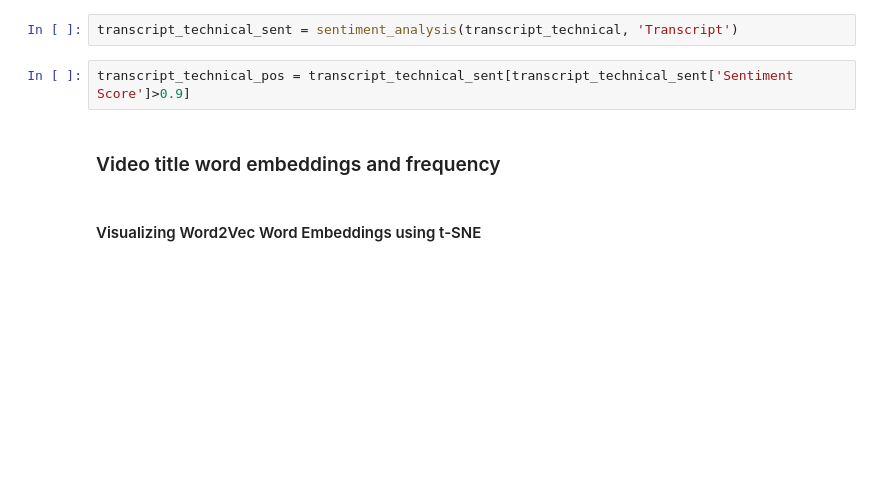
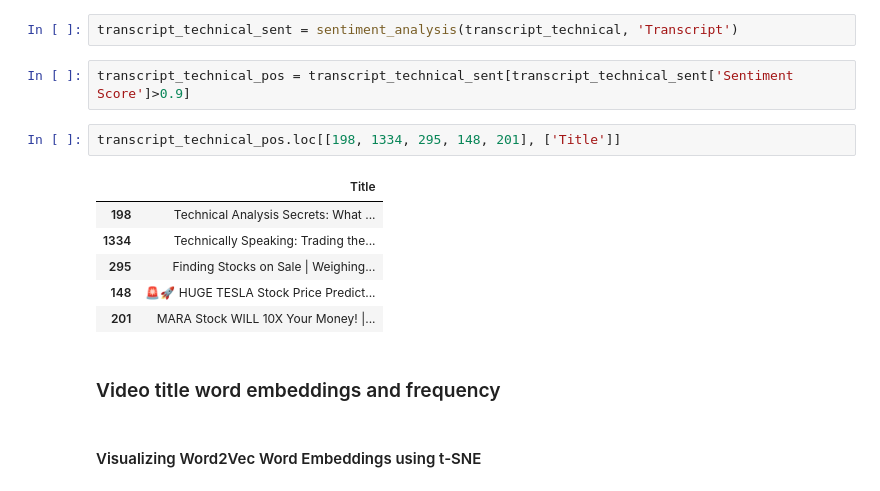
Before and after one commit to mkschoi/project5_youtube_recommender, a Jupyter notebook: Code/word_embed_freq_sentiment.ipynb, the cells around one changed output. Cells and saved outputs as stored; diff of their text form; blank space fills up the shorter version.

```diff
--- a/Code/word_embed_freq_sentiment.ipynb
+++ b/Code/word_embed_freq_sentiment.ipynb
@@ -264,6 +268,15 @@ transcript_technical = bad_videos(df_videos_cleaned_v8, bad_videos_1).drop([605,
 transcript_technical_sent = sentiment_analysis(transcript_technical, 'Transcript')
 # %%
 transcript_technical_pos = transcript_technical_sent[transcript_technical_sent['Sentiment Score']>0.9]
+# %%
+transcript_technical_pos.loc[[198, 1334, 295, 148, 201], ['Title']]
+# %% [output]
+|  | Title |
+| 198 | Technical Analysis Secrets: What ... |
+| 1334 | Technically Speaking: Trading the... |
+| 295 | Finding Stocks on Sale | Weighing... |
+| 148 | 🚨🚀 HUGE TESLA Stock Price Predict... |
+| 201 | MARA Stock WILL 10X Your Money! |... |
 # %% [markdown]
 ### Video title word embeddings and frequency
 # %% [markdown]
```
Also changed, not shown: parts of 5 cells of this notebook, 5 other files.
